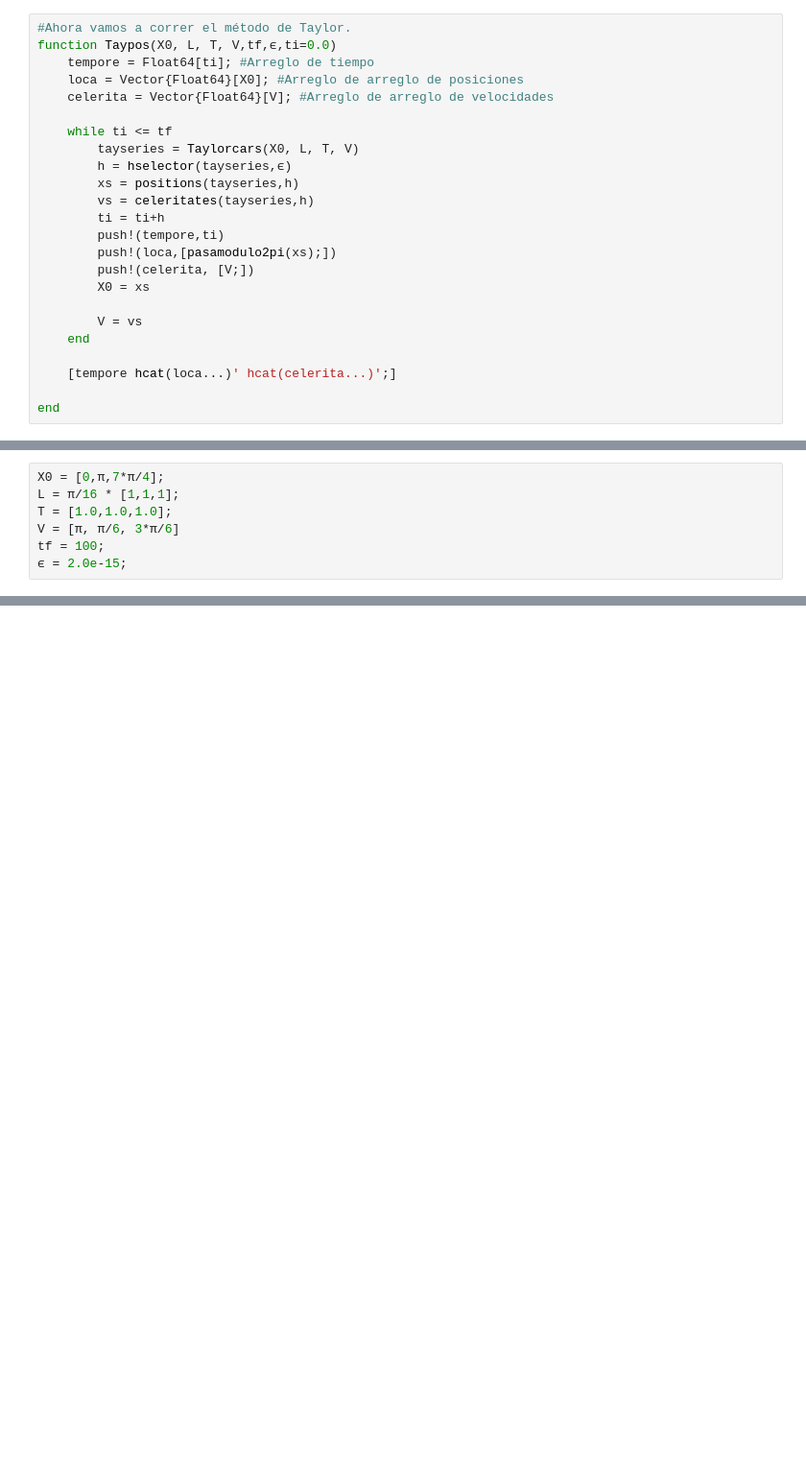
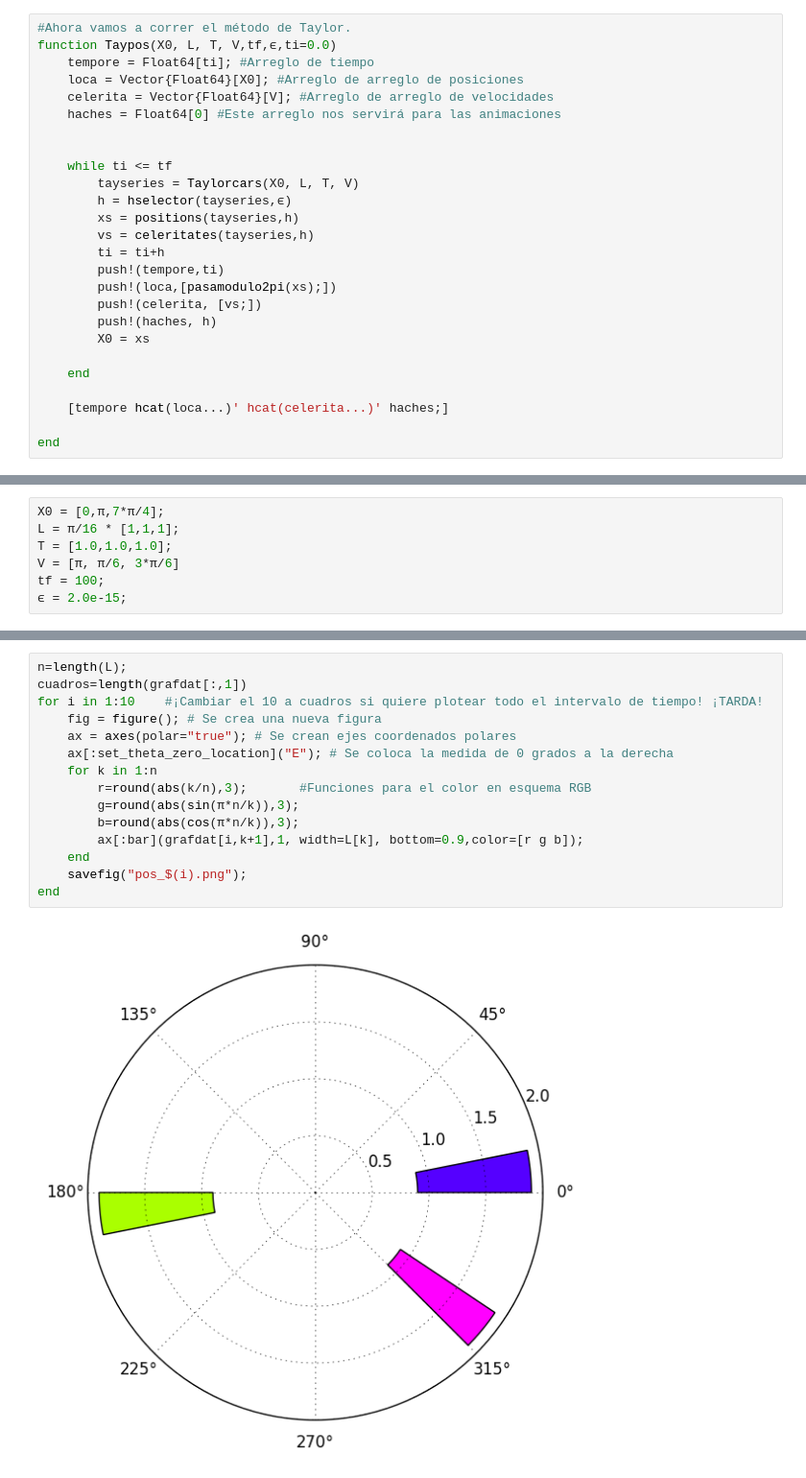
Before and after one commit to windie-rozureido/ProyectoTemasSelectosFisComp2016-1, a Jupyter notebook: trafico.ipynb, the cells around one changed output, grey strips where cells are left out. Shown at 96% size. Saved outputs shown, nothing was run; the diff lists cells and outputs as text; blank space fills up the shorter version.

Commit message:
Se implementa la generalización para la graficación de los resultados para n carros, se logra animar mediante programa externo y renderizado de los ploteos cuadro a cuadro.

```diff
--- a/trafico.ipynb
+++ b/trafico.ipynb
@@ -468,6 +511,8 @@ function Taypos(X0, L, Τ, V,tf,ϵ,ti=0.0)
     tempore = Float64[ti]; #Arreglo de tiempo
     loca = Vector{Float64}[X0]; #Arreglo de arreglo de posiciones
     celerita = Vector{Float64}[V]; #Arreglo de arreglo de velocidades
+    haches = Float64[0] #Este arreglo nos servirá para las animaciones
+
 
     while ti <= tf
         tayseries = Taylorcars(X0, L, Τ, V)
@@ -477,13 +522,13 @@ function Taypos(X0, L, Τ, V,tf,ϵ,ti=0.0)
         ti = ti+h
         push!(tempore,ti)
         push!(loca,[pasamodulo2pi(xs);])
-        push!(celerita, [V;])
+        push!(celerita, [vs;])
+        push!(haches, h)
         X0 = xs
 
-        V = vs
     end
 
-    [tempore hcat(loca...)' hcat(celerita...)';]
+    [tempore hcat(loca...)' hcat(celerita...)' haches;]
 
 end
 # %% [output]
@@ -538,0 +574,17 @@ while loading In[33], in expression starting on line 1
+# %%
+n=length(L);
+cuadros=length(grafdat[:,1])
+for i in 1:10    #¡Cambiar el 10 a cuadros si quiere plotear todo el intervalo de tiempo! ¡TARDA!
+    fig = figure(); # Se crea una nueva figura
+    ax = axes(polar="true"); # Se crean ejes coordenados polares
+    ax[:set_theta_zero_location]("E"); # Se coloca la medida de 0 grados a la derecha
+    for k in 1:n
+        r=round(abs(k/n),3);       #Funciones para el color en esquema RGB
+        g=round(abs(sin(π*n/k)),3);
+        b=round(abs(cos(π*n/k)),3);
+        ax[:bar](grafdat[i,k+1],1, width=L[k], bottom=0.9,color=[r g b]);
+    end
+    savefig("pos_$(i).png");
+end
+# %% [output]
+[figure, added]
```
Also changed, not shown: parts of 22 cells of this notebook.
